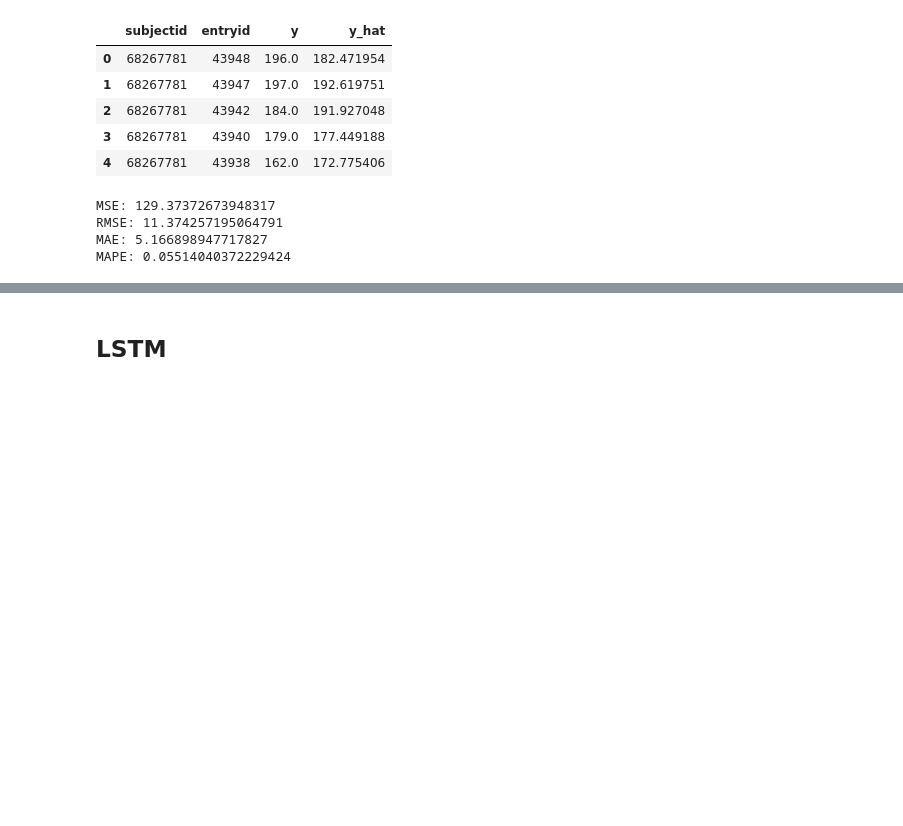
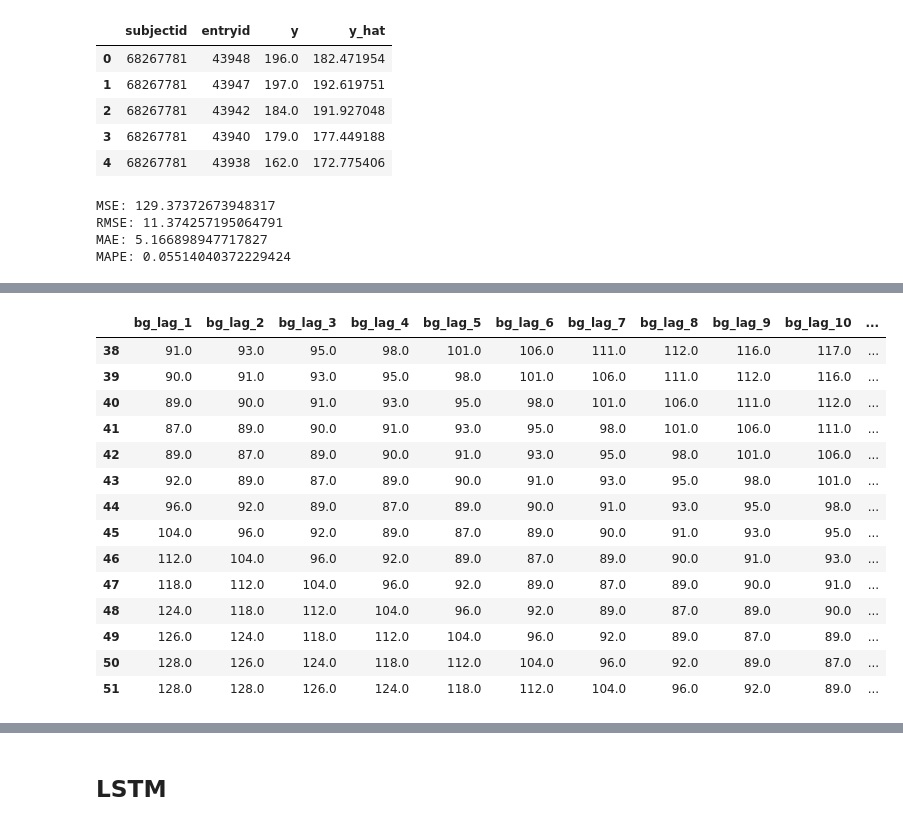
Before and after one commit to Spencer-Weston/BGPredict, a Jupyter notebook: bgpredict/Notebooks/MetricCalculation.ipynb, the cells around one changed output, grey strips where cells are left out. Saved outputs shown, nothing was run; the diff lists cells and outputs as text; code cells hidden in the pictures; blank space fills up the shorter version.

```diff
--- a/bgpredict/Notebooks/MetricCalculation.ipynb
+++ b/bgpredict/Notebooks/MetricCalculation.ipynb
@@ -402,0 +419,7 @@ plt.scatter([x[0] for x in test], [x[1] for x in test])
+# %%
+test = groups.get_group(309157)
+test = test.sort_index()
+test = test.reset_index()
+shifts = pd.DataFrame({f"bg_future_{i}": test['bg'].shift(-i) for i in range(1,13)})
+print(shifts.shape, test.shape)
+shifts.head(12)
@@ -402,0 +441,3 @@ plt.scatter([x[0] for x in test], [x[1] for x in test])
+# %%
+original = test[["subjectid", "entryid", 'bg']]
+original.head()
@@ -402,0 +471,15 @@ plt.scatter([x[0] for x in test], [x[1] for x in test])
+# %%
+future_preds_out = []
+running_sum = 0
+for name, group in groups:
+    shifts = group.sort_index()
+    shifts = shifts.reset_index()
+
+    original = shifts[["subjectid", "entryid", 'bg']]
+    running_sum += len(original)
+    shifts = pd.DataFrame({f"bg_future_{i}": shifts['bg'].shift(-i) for i in range(1,13)})
+    merged = original.merge(shifts, left_index=True, right_index=True)
+    future_preds_out.append(merged)
+print(running_sum)
+group_result_df = pd.concat(future_preds_out, axis = 0)
+group_result_df.head()
@@ -402,0 +505,4 @@ plt.scatter([x[0] for x in test], [x[1] for x in test])
+# %%
+drop_cols = ['subjectid', 'entryid', 'train_set', 'validation_set', 'test_set', 'bg', 'timestamp_clean']
+test = group.reset_index()
+test = test.drop(drop_cols, axis=1)
@@ -402,0 +565,18 @@ plt.scatter([x[0] for x in test], [x[1] for x in test])
+# %%
+test.loc[38:51, [f"bg_lag_{i}" for i in range(1,13)]]
+# %% [output]
+|  | bg_lag_1 | bg_lag_2 | bg_lag_3 | bg_lag_4 | bg_lag_5 | bg_lag_6 | bg_lag_7 | bg_lag_8 | bg_lag_9 | bg_lag_10 | ... |
+| 38 | 91.0 | 93.0 | 95.0 | 98.0 | 101.0 | 106.0 | 111.0 | 112.0 | 116.0 | 117.0 | ... |
+| 39 | 90.0 | 91.0 | 93.0 | 95.0 | 98.0 | 101.0 | 106.0 | 111.0 | 112.0 | 116.0 | ... |
+| 40 | 89.0 | 90.0 | 91.0 | 93.0 | 95.0 | 98.0 | 101.0 | 106.0 | 111.0 | 112.0 | ... |
+| 41 | 87.0 | 89.0 | 90.0 | 91.0 | 93.0 | 95.0 | 98.0 | 101.0 | 106.0 | 111.0 | ... |
+| 42 | 89.0 | 87.0 | 89.0 | 90.0 | 91.0 | 93.0 | 95.0 | 98.0 | 101.0 | 106.0 | ... |
+| 43 | 92.0 | 89.0 | 87.0 | 89.0 | 90.0 | 91.0 | 93.0 | 95.0 | 98.0 | 101.0 | ... |
+| 44 | 96.0 | 92.0 | 89.0 | 87.0 | 89.0 | 90.0 | 91.0 | 93.0 | 95.0 | 98.0 | ... |
+| 45 | 104.0 | 96.0 | 92.0 | 89.0 | 87.0 | 89.0 | 90.0 | 91.0 | 93.0 | 95.0 | ... |
+| 46 | 112.0 | 104.0 | 96.0 | 92.0 | 89.0 | 87.0 | 89.0 | 90.0 | 91.0 | 93.0 | ... |
+| 47 | 118.0 | 112.0 | 104.0 | 96.0 | 92.0 | 89.0 | 87.0 | 89.0 | 90.0 | 91.0 | ... |
+| 48 | 124.0 | 118.0 | 112.0 | 104.0 | 96.0 | 92.0 | 89.0 | 87.0 | 89.0 | 90.0 | ... |
+| 49 | 126.0 | 124.0 | 118.0 | 112.0 | 104.0 | 96.0 | 92.0 | 89.0 | 87.0 | 89.0 | ... |
+| 50 | 128.0 | 126.0 | 124.0 | 118.0 | 112.0 | 104.0 | 96.0 | 92.0 | 89.0 | 87.0 | ... |
+| 51 | 128.0 | 128.0 | 126.0 | 124.0 | 118.0 | 112.0 | 104.0 | 96.0 | 92.0 | 89.0 | ... |
```
Also changed, not shown: parts of 41 cells of this notebook, 1 other file.
